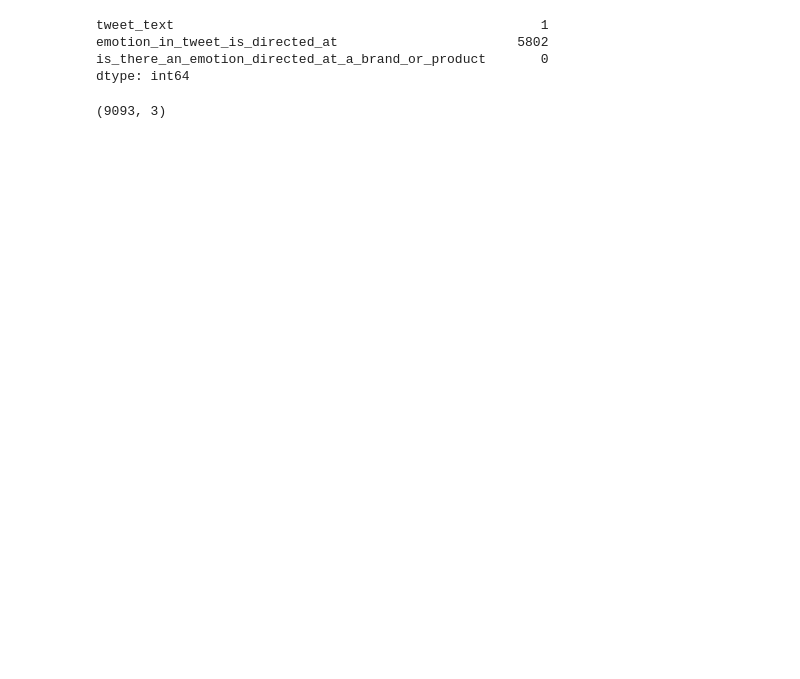
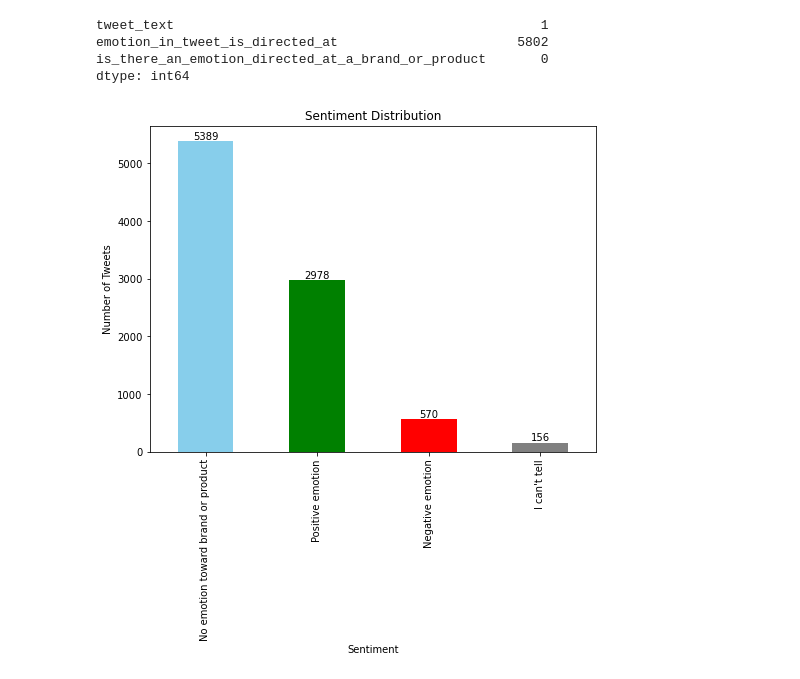
Before and after one commit to engige/NLP_Twitter_Sentiment_Analysis, a Jupyter notebook: notebooks/tabitha.ipynb, the cells around one changed output. Cells and saved outputs as stored; diff of their text form; code cells hidden in the pictures; blank space fills up the shorter version.

Commit message:
Data preparation, EDA and preprocessing

```diff
--- a/notebooks/tabitha.ipynb
+++ b/notebooks/tabitha.ipynb
@@ -43,7 +49,23 @@ tweet_text                                               1
 emotion_in_tweet_is_directed_at                       5802
 is_there_an_emotion_directed_at_a_brand_or_product       0
 dtype: int64
-# %%
-tweet_data.shape
-# %% [output]
-(9093, 3)
+# %%
+# Check the distribution of the sentiment
+sentiment_distribution = tweet_data['is_there_an_emotion_directed_at_a_brand_or_product'].value_counts()
+
+# Visualize the sentiment distribution
+plt.figure(figsize=(8, 6))
+ax = sentiment_distribution.plot(kind='bar', color=['skyblue', 'green', 'red', 'gray'])
+plt.title('Sentiment Distribution')
+plt.xlabel('Sentiment')
+plt.ylabel('Number of Tweets')
+plt.xticks(rotation=90)
+
+# Add count labels on top of each bar
+for p in ax.patches:
+    ax.annotate(str(p.get_height()), (p.get_x() + p.get_width() / 2, p.get_height()),
+                ha='center', va='bottom')
+
+plt.show()
+# %% [output]
+[figure, added]
```
Also changed, not shown: parts of 16 cells of this notebook.
